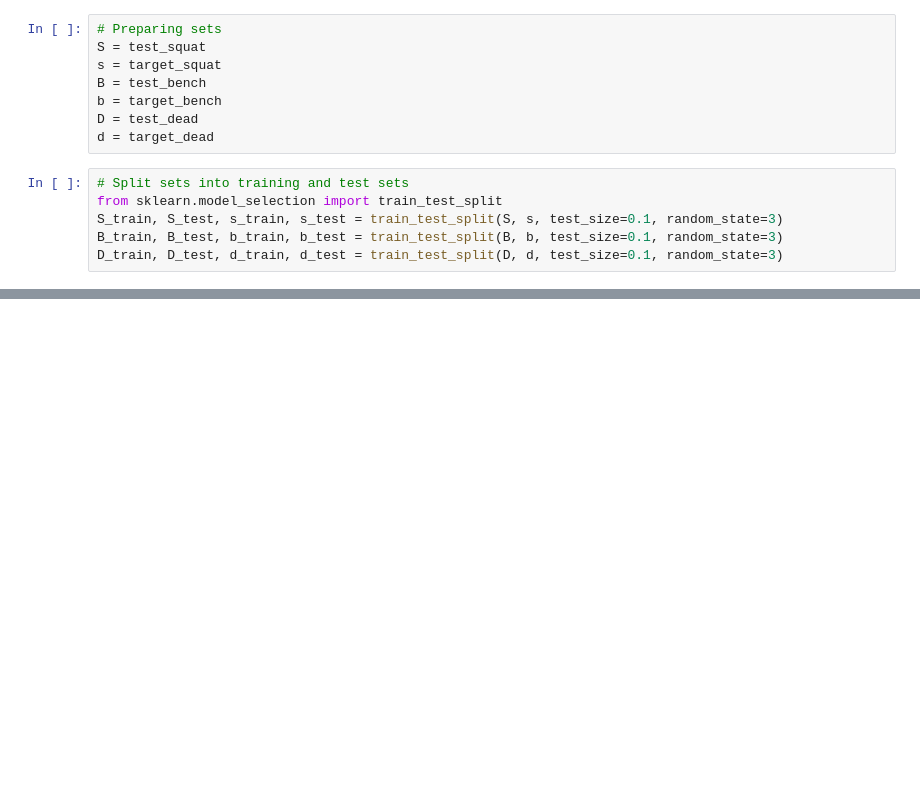
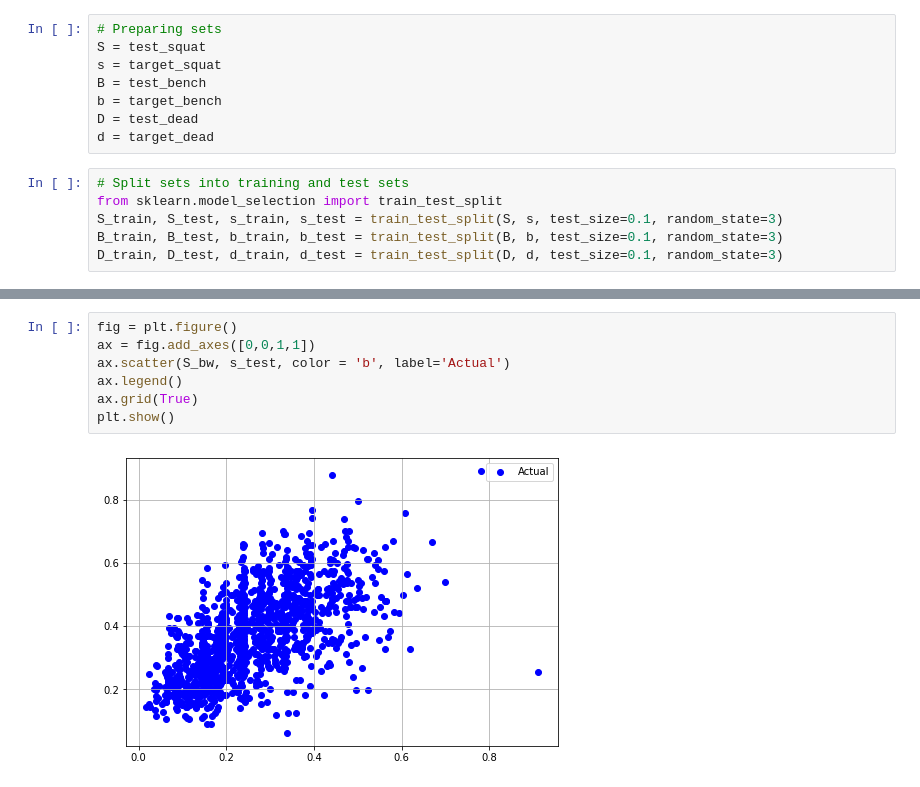
Before and after one commit to SerRichard/powerliftingrepo, a Jupyter notebook: Predicting best lifts [RandomForest].ipynb, the cells around one changed output, grey strips where cells are left out. Drawn from its saved outputs; the diff is of its cells as text; blank space fills up the shorter version.

```diff
--- a/Predicting best lifts [RandomForest].ipynb
+++ b/Predicting best lifts [RandomForest].ipynb
@@ -207,0 +229,9 @@ model.score(D_test, d_test)
+# %%
+fig = plt.figure()
+ax = fig.add_axes([0,0,1,1])
+ax.scatter(S_bw, s_test, color = 'b', label='Actual')
+ax.legend()
+ax.grid(True)
+plt.show()
+# %% [output]
+[figure, added]
```
Also changed, not shown: parts of 16 cells of this notebook.
